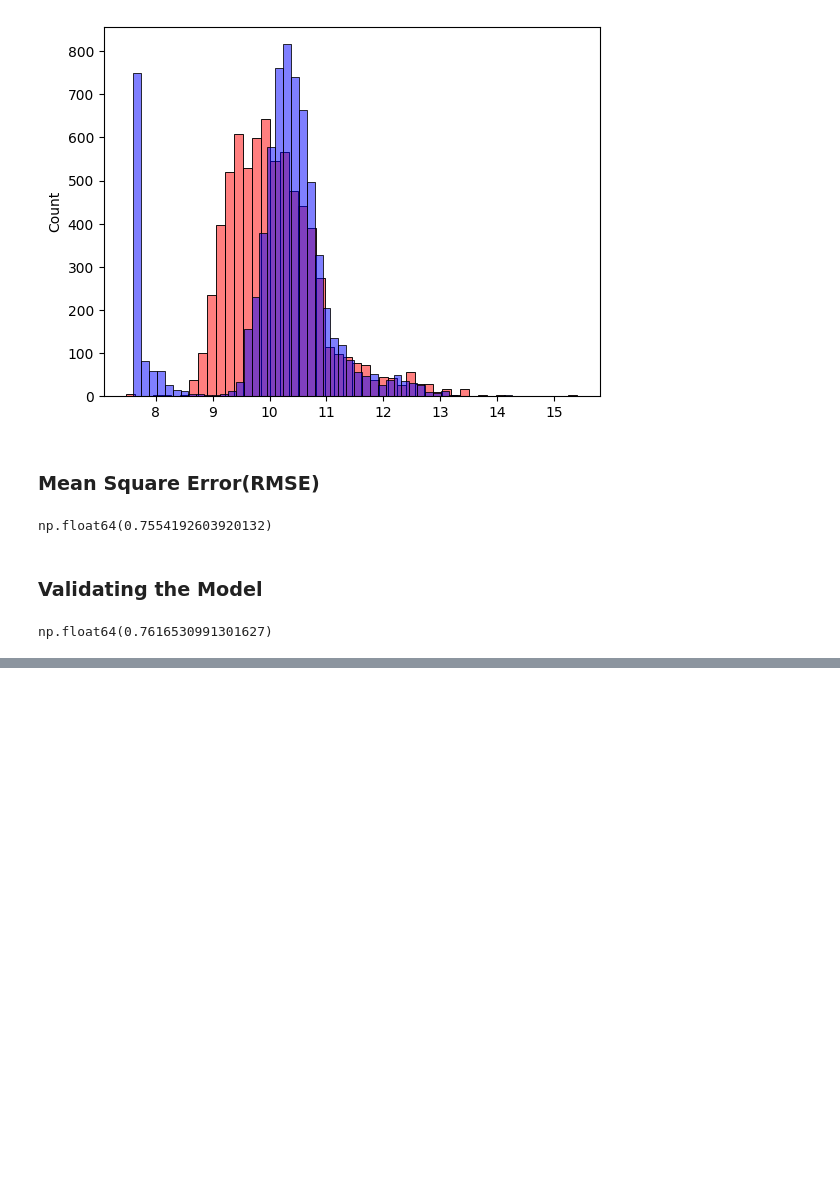
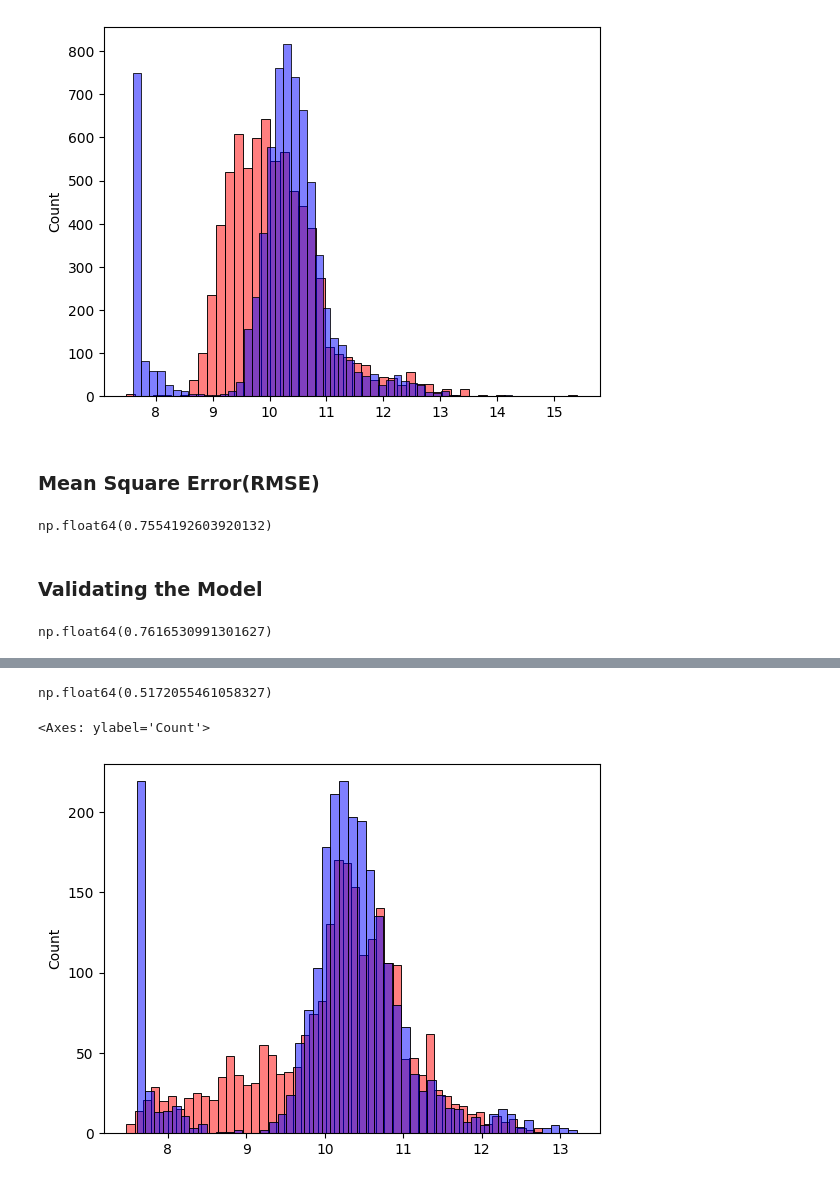
Before and after one commit to FirstBML/Machine-Learning-1st-Assigmnment, a Jupyter notebook: Homework/Modules/module2.ipynb, the cells around one changed output, grey strips where cells are left out. Cells and saved outputs as stored; diff of their text form; code cells hidden in the pictures; blank space fills up the shorter version.

```diff
--- a/Homework/Modules/module2.ipynb
+++ b/Homework/Modules/module2.ipynb
@@ -570,0 +601,26 @@ np.float64(0.7616530991301627)
+# %%
+# Define a new feature preparation function
+def prepare_x(df):
+    df = df.copy() # make a copy of the dataframe to avoid modifying the original
+    df['age'] = 2017 - df['year'] # create a new column 'age' to introduce the age feature
+    feature = base + ['age']
+    df_num = df[feature]
+    df_num = df_num.fillna(0)
+    x = df_num.values
+    return x
+# %%
+# Train and Validate the model
+x_train = prepare_x(df_train)
+w0, w = train_linear_regression(x_train, y_train)
+
+x_val = prepare_x(df_val)
+y_pred = w0 + x_val.dot(w)
+rmse(y_val, y_pred)
+# %% [output]
+np.float64(0.5172055461058327)
+# %%
+sns.histplot(y_pred, alpha = 0.5, color='red', bins=50)
+sns.histplot(y_val, alpha = 0.5,color='blue', bins=50)
+# %% [output]
+<Axes: ylabel='Count'>
+[figure, added]
```
Also changed, not shown: parts of 4 cells of this notebook.
